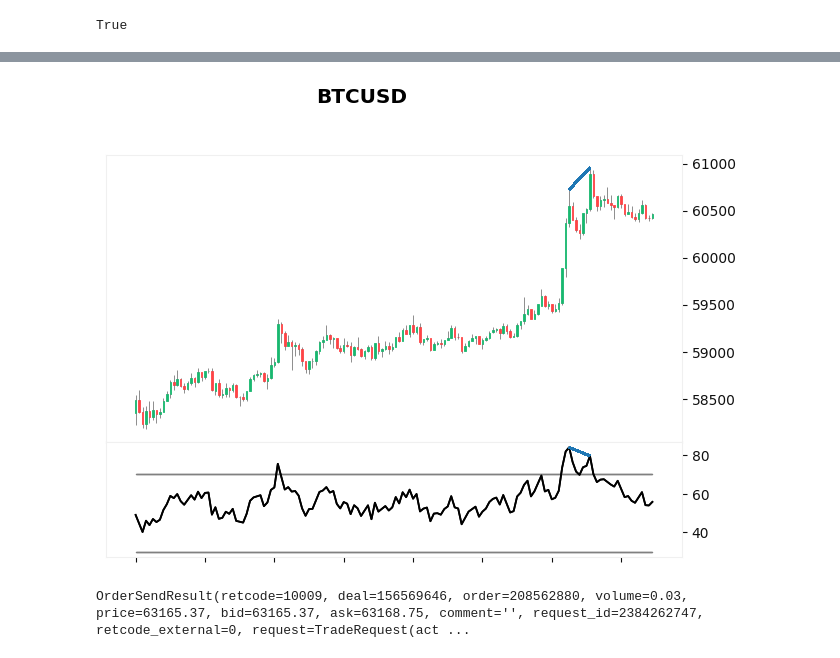
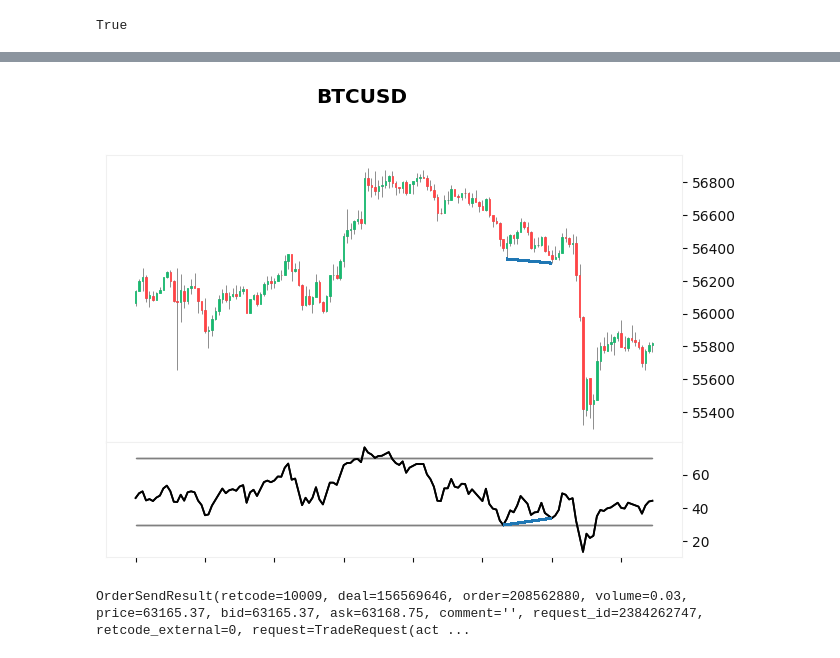
Before and after one commit to nguyenvantat1182002/rsi-signal-bot, a Jupyter notebook: rsi-signal-bot.ipynb, the cells around one changed output, grey strips where cells are left out. Saved outputs shown, nothing was run; the diff lists cells and outputs as text; code cells hidden in the pictures.

```diff
--- a/rsi-signal-bot.ipynb
+++ b/rsi-signal-bot.ipynb
@@ -226,16 +96,19 @@ def detect_divergence(df: pd.DataFrame):
 
     return price_lines, rsi_lines
 # %%
-rates = mt5.copy_rates_from_pos('BTCUSD', mt5.TIMEFRAME_M5, 0, 1000)
+rates = mt5.copy_rates_from_pos('XAUUSDm', mt5.TIMEFRAME_M5, 300, 1000)
 
 df = pd.DataFrame(rates)
 df['time'] = pd.to_datetime(df['time'], unit='s')
 
-bb = ta.bbands(df['close'], 20, 2)
-
+bb = ta.bbands(df['close'], 50, 2.5)
 df['bb_l'] = bb.iloc[:,0]
 df['bb_u'] = bb.iloc[:,2]
+df['rsi'] = ta.rsi(df['close'], 14)
+df['atr'] = ta.atr(df['high'], df['low'], df['close'], 14)
 
-df['position'] = (df['close'] - df['bb_l']) / (df['bb_u'] - df['bb_l'])
+df.dropna(inplace=True)
 
-df.tail(40)
+window_size = 5
+df['rsi_pivot_high'] = df['rsi'] == df['rsi'].rolling(2 * window_size + 1, center=True).max()
+df['rsi_pivot_low'] = df['rsi'] == df['rsi'].rolling(2 * window_size + 1, center=True).min()
@@ -271,35 +163,33 @@ df['rsi_pivot_low'] = df['rsi'] == df['rsi'].rolling(2 * window_size + 1, center
 # %%
 df = df.tail(150)
+df.set_index(df['time'], inplace=True)
+
 price_lines, rsi_lines = detect_divergence(df)
-price_lines, rsi_lines = price_lines[-1], rsi_lines[-1]
 
 plots = [
     mpf.make_addplot(df['rsi'], panel=1, color='black', fill_between=dict(y1=30, y2=30, color="gray")),
     mpf.make_addplot(df['rsi'], panel=1, color='black', fill_between=dict(y1=70, y2=70, color="gray")),
 ]
 
 style = mpf.make_mpf_style(base_mpf_style='yahoo', rc={'grid.alpha':0}, figcolor='#fff', facecolor="#fff")
 _, axs = mpf.plot(
     df,
     title='BTCUSD',
     type='candle',
     style=style,
     volume=False,
     ylabel='',
     ylabel_lower='',
     datetime_format='',
     addplot=plots,
     returnfig=True,
-    alines=dict(alines=price_lines))
+    alines=dict(alines=price_lines)
+)
 
 rsi_lines = mpf._utils._construct_aline_collections(dict(alines=rsi_lines), df.index)
 axs[2].add_collection(rsi_lines);
-
-import matplotlib.pyplot as plt
-plt.savefig('test.png', bbox_inches='tight')
-plt.close()
 # %% [output]
-[figure, old version]
+[figure, new version]
 # %%
 symbol = 'BTCUSD'
 risk_amount = 30
```
Also changed, not shown: parts of 9 cells of this notebook, 6 other files.
